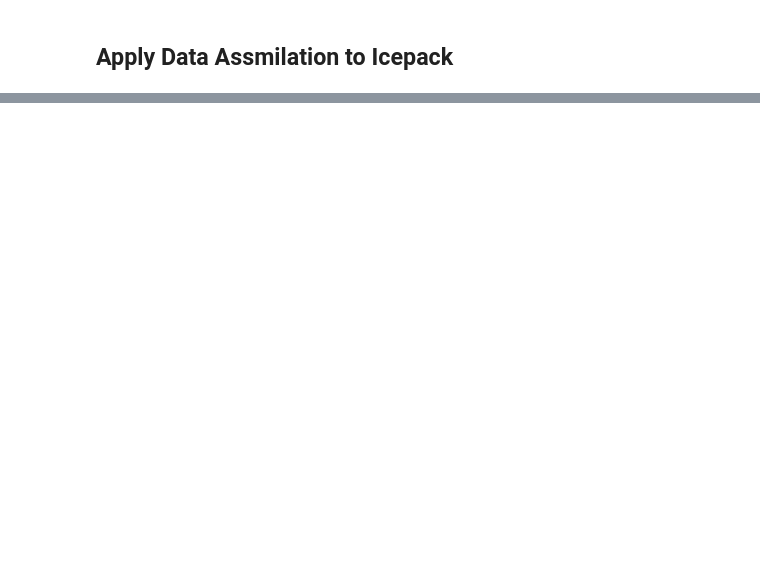
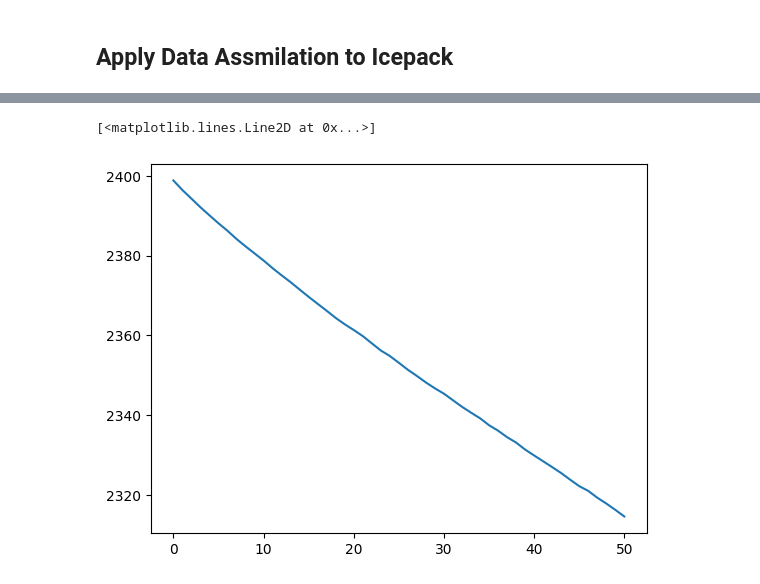
Before and after one commit to KYANJO/Data_assimilation_project, a Jupyter notebook: bin/python_wrapper.ipynb, the cells around one changed output, grey strips where cells are left out. Saved outputs shown, nothing was run; the diff lists cells and outputs as text; code cells hidden in the pictures; blank space fills up the shorter version.

```diff
--- a/bin/python_wrapper.ipynb
+++ b/bin/python_wrapper.ipynb
@@ -608,0 +663,7 @@ plt.plot(statevec_true[:hdim,step])
+# %%
+# plot thickness
+h_enkf_mean = statevec_ens_mean[25,:]
+plt.plot(h_enkf_mean)
+# %% [output]
+[<matplotlib.lines.Line2D at 0x...>]
+[figure, added]
```
Also changed, not shown: parts of 11 cells of this notebook.
